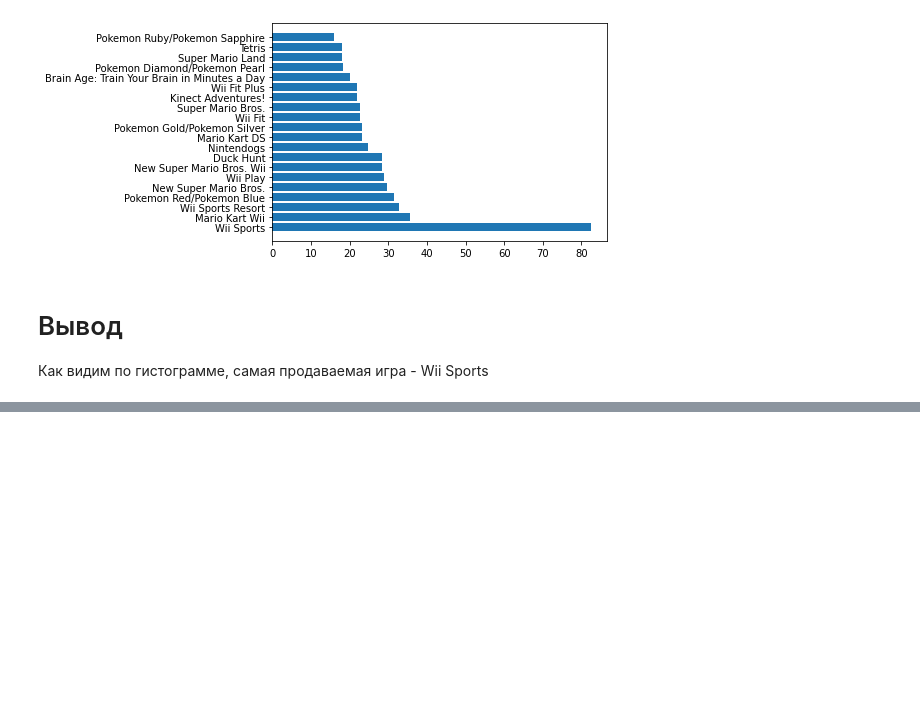
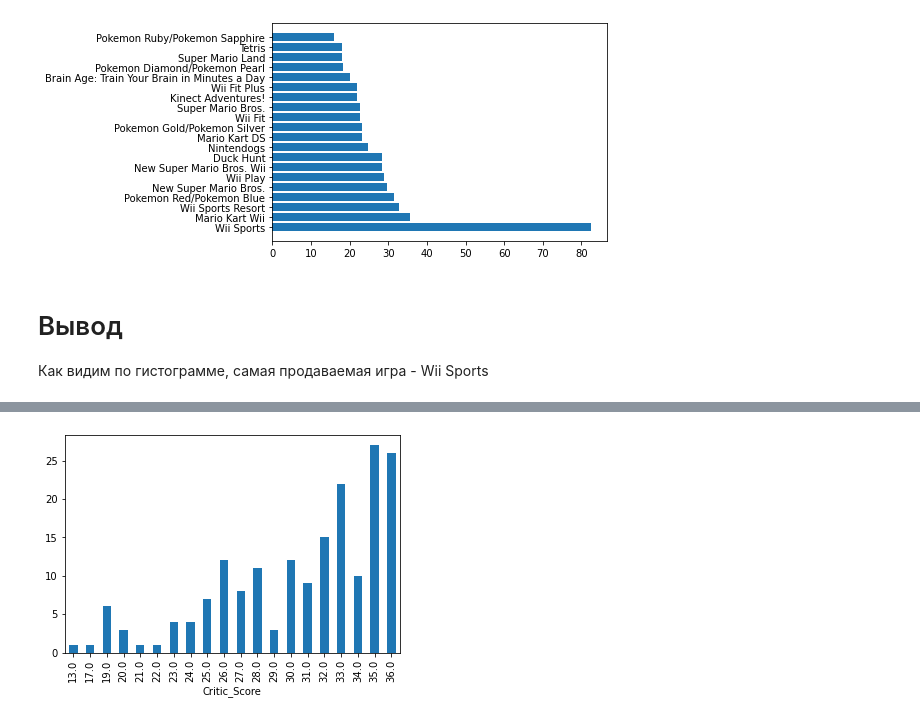
Before and after one commit to ivekarp/tpr, a Jupyter notebook: lab8/pandas_and_matplotlib.ipynb, the cells around one changed output, grey strips where cells are left out. Cells and saved outputs as stored; diff of their text form; code cells hidden in the pictures; blank space fills up the shorter version.

```diff
--- a/lab8/pandas_and_matplotlib.ipynb
+++ b/lab8/pandas_and_matplotlib.ipynb
@@ -65,0 +74,5 @@ plt.barh(games_plot['Name'],games_plot['Global_Sales'])
+# %%
+plot_global_sales = df.groupby('Critic_Score').size().head(20).plot(kind='bar')
+plt.show()
+# %% [output]
+[figure, added]
```
Also changed, not shown: parts of 3 cells of this notebook.
